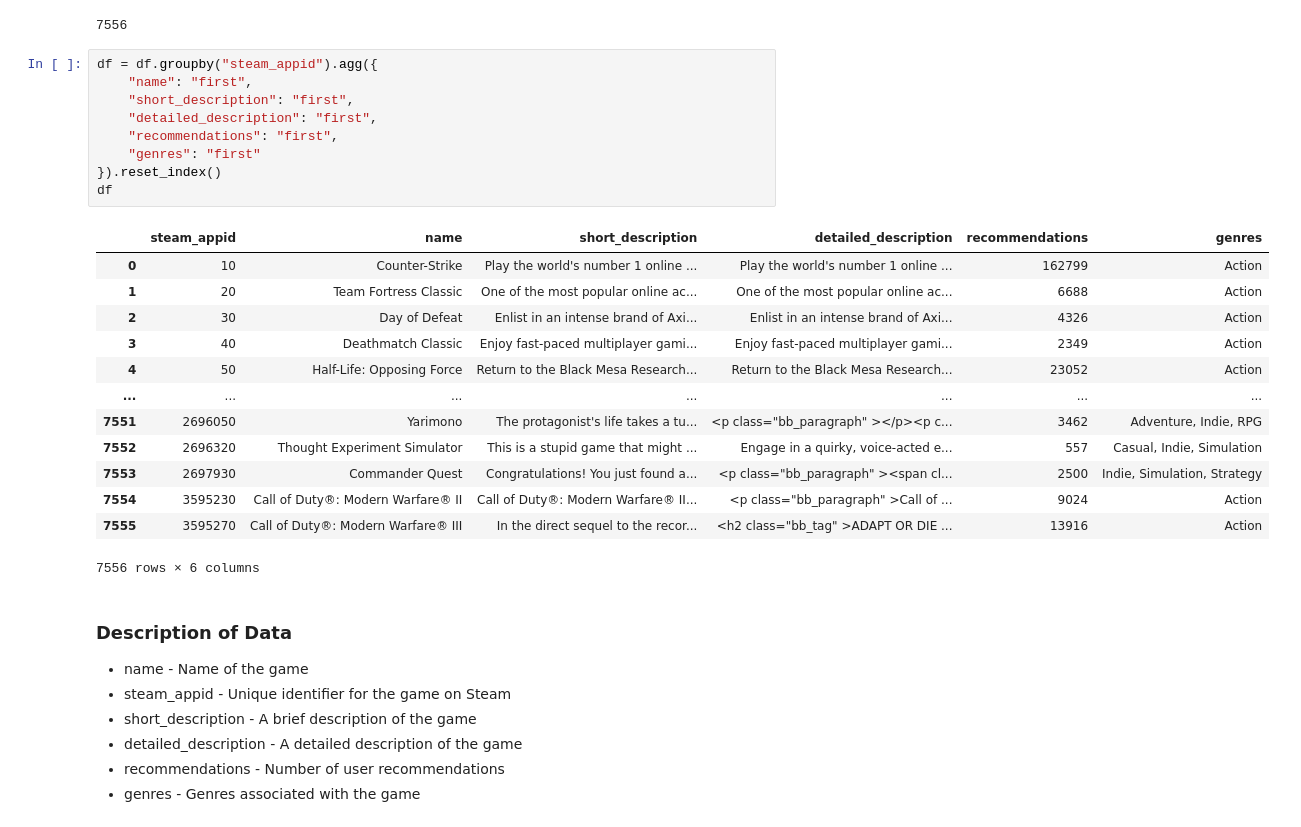
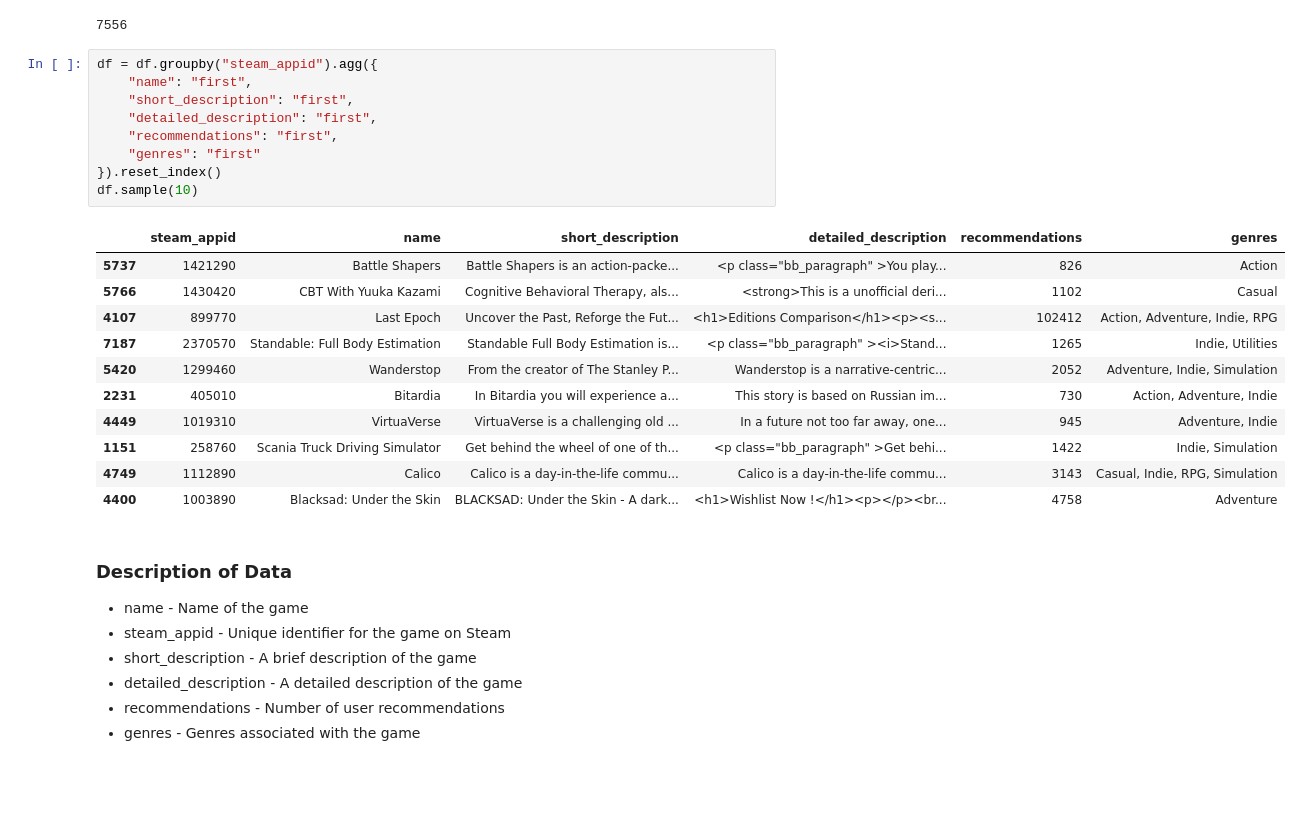
Before and after one commit to stabor705/steam-games-data-mining, a Jupyter notebook: data_analysis.ipynb, the cells around one changed output. Drawn from its saved outputs; the diff is of its cells as text; blank space fills up the shorter version.

```diff
--- a/data_analysis.ipynb
+++ b/data_analysis.ipynb
@@ -27,26 +27,24 @@ unique_games_count
 # %%
 df = df.groupby("steam_appid").agg({
     "name": "first",
     "short_description": "first",
 	"detailed_description": "first",
 	"recommendations": "first",
 	"genres": "first"
 }).reset_index()
-df
+df.sample(10)
 # %% [output]
 |  | steam_appid | name | short_description | detailed_description | recommendations | genres |
-| 0 | 10 | Counter-Strike | Play the world's number 1 online ... | Play the world's number 1 online ... | 162799 | Action |
-| 1 | 20 | Team Fortress Classic | One of the most popular online ac... | One of the most popular online ac... | 6688 | Action |
-| 2 | 30 | Day of Defeat | Enlist in an intense brand of Axi... | Enlist in an intense brand of Axi... | 4326 | Action |
-| 3 | 40 | Deathmatch Classic | Enjoy fast-paced multiplayer gami... | Enjoy fast-paced multiplayer gami... | 2349 | Action |
-| 4 | 50 | Half-Life: Opposing Force | Return to the Black Mesa Research... | Return to the Black Mesa Research... | 23052 | Action |
-| ... | ... | ... | ... | ... | ... | ... |
-| 7551 | 2696050 | Yarimono | The protagonist's life takes a tu... | <p class="bb_paragraph" ></p><p c... | 3462 | Adventure, Indie, RPG |
-| 7552 | 2696320 | Thought Experiment Simulator | This is a stupid game that might ... | Engage in a quirky, voice-acted e... | 557 | Casual, Indie, Simulation |
-| 7553 | 2697930 | Commander Quest | Congratulations! You just found a... | <p class="bb_paragraph" ><span cl... | 2500 | Indie, Simulation, Strategy |
-| 7554 | 3595230 | Call of Duty®: Modern Warfare® II | Call of Duty®: Modern Warfare® II... | <p class="bb_paragraph" >Call of ... | 9024 | Action |
-| 7555 | 3595270 | Call of Duty®: Modern Warfare® III | In the direct sequel to the recor... | <h2 class="bb_tag" >ADAPT OR DIE ... | 13916 | Action |
+| 5737 | 1421290 | Battle Shapers | Battle Shapers is an action-packe... | <p class="bb_paragraph" >You play... | 826 | Action |
+| 5766 | 1430420 | CBT With Yuuka Kazami | Cognitive Behavioral Therapy, als... | <strong>This is a unofficial deri... | 1102 | Casual |
+| 4107 | 899770 | Last Epoch | Uncover the Past, Reforge the Fut... | <h1>Editions Comparison</h1><p><s... | 102412 | Action, Adventure, Indie, RPG |
+| 7187 | 2370570 | Standable: Full Body Estimation | Standable Full Body Estimation is... | <p class="bb_paragraph" ><i>Stand... | 1265 | Indie, Utilities |
+| 5420 | 1299460 | Wanderstop | From the creator of The Stanley P... | Wanderstop is a narrative-centric... | 2052 | Adventure, Indie, Simulation |
+| 2231 | 405010 | Bitardia | In Bitardia you will experience a... | This story is based on Russian im... | 730 | Action, Adventure, Indie |
+| 4449 | 1019310 | VirtuaVerse | VirtuaVerse is a challenging old ... | In a future not too far away, one... | 945 | Adventure, Indie |
+| 1151 | 258760 | Scania Truck Driving Simulator | Get behind the wheel of one of th... | <p class="bb_paragraph" >Get behi... | 1422 | Indie, Simulation |
+| 4749 | 1112890 | Calico | Calico is a day-in-the-life commu... | Calico is a day-in-the-life commu... | 3143 | Casual, Indie, RPG, Simulation |
+| 4400 | 1003890 | Blacksad: Under the Skin | BLACKSAD: Under the Skin - A dark... | <h1>Wishlist Now !</h1><p></p><br... | 4758 | Adventure |
-7556 rows × 6 columns
 # %% [markdown]
 ### Description of Data
 
```
Also changed, not shown: 3 other files.
